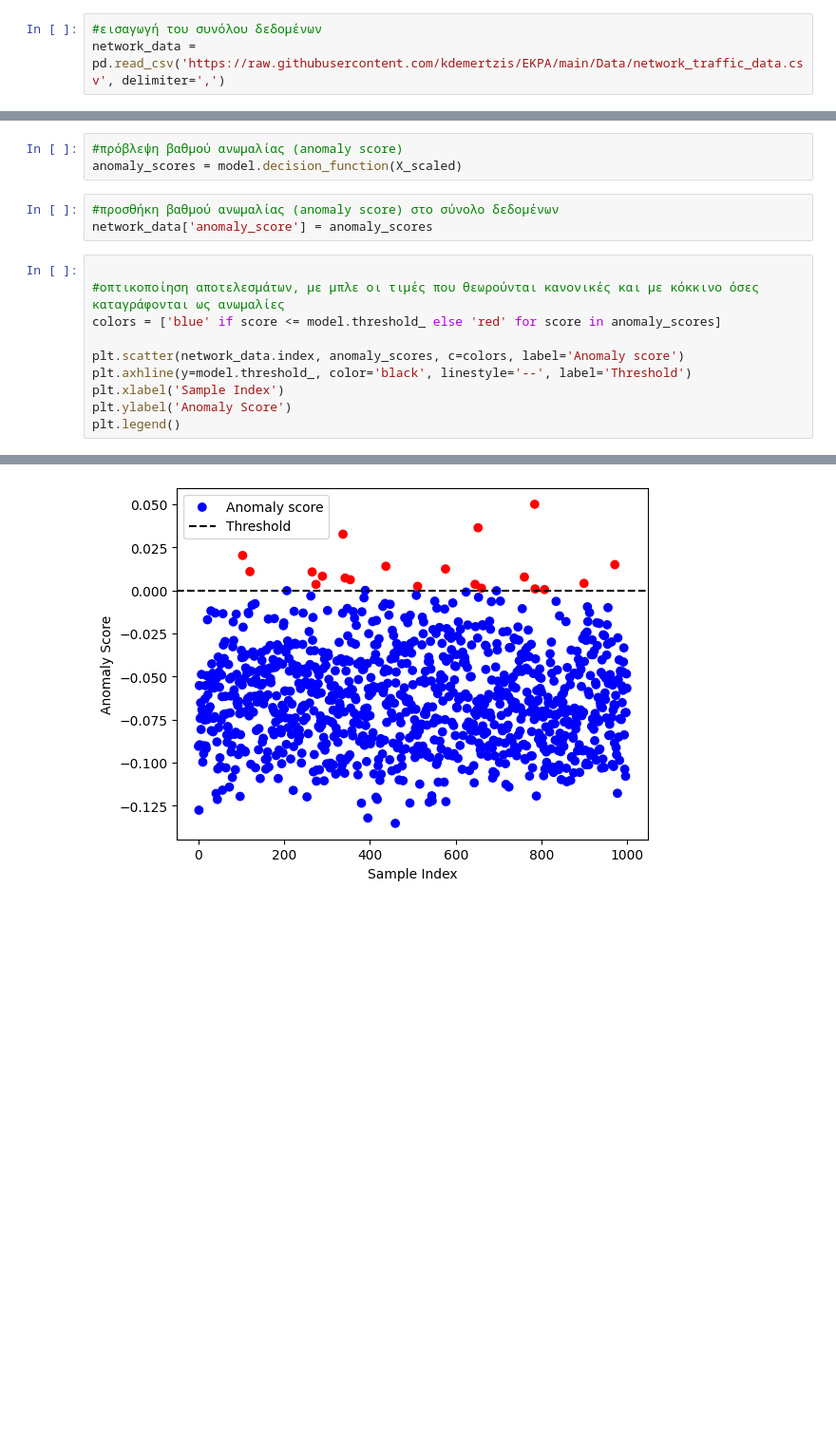
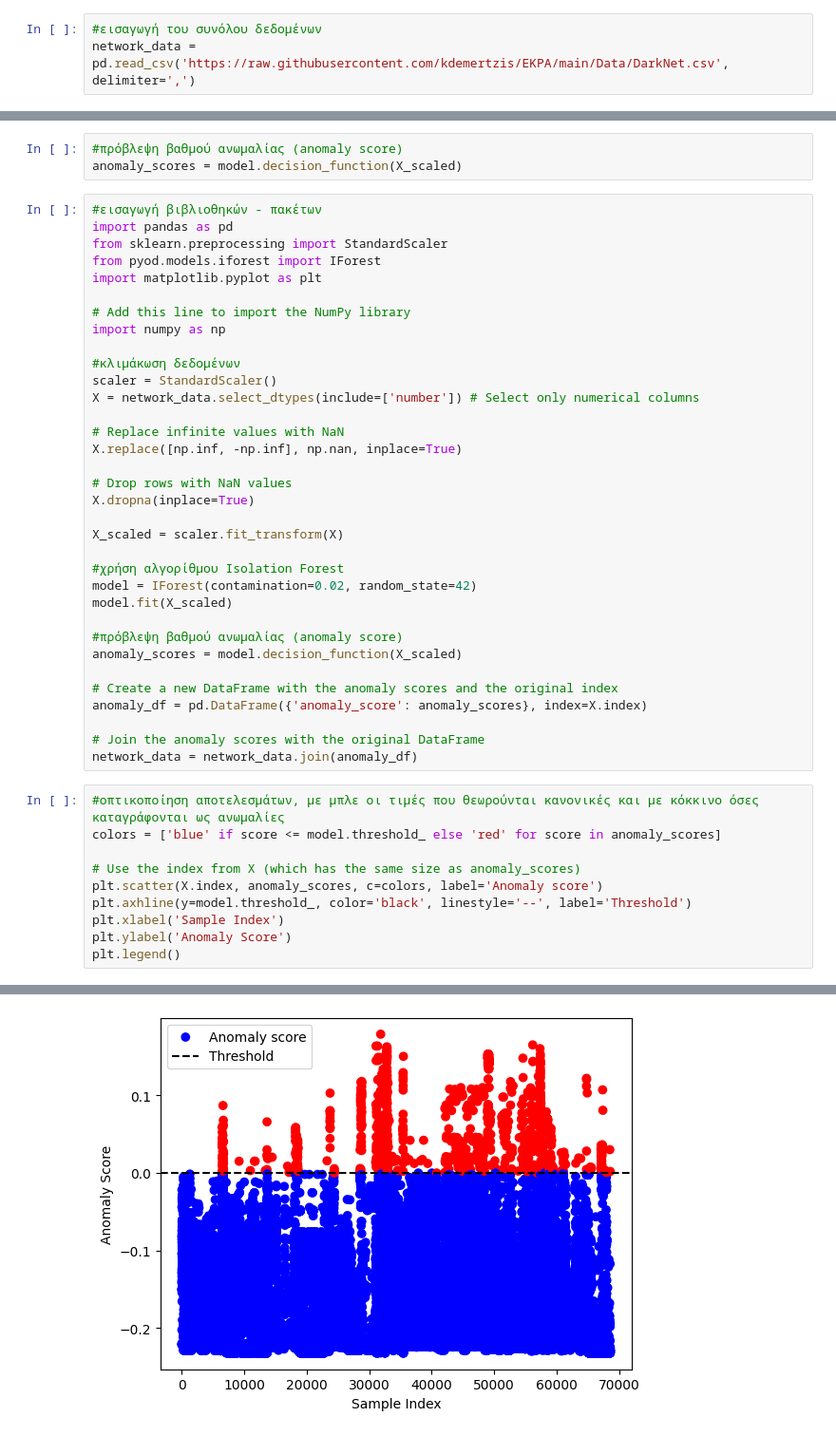
Before and after one commit to thomaskotitsas/my-training, a Jupyter notebook: Anomaly_Detection.ipynb, the cells around one changed output, grey strips where cells are left out. Shown at 95% size. Saved outputs shown, nothing was run; the diff lists cells and outputs as text; blank space fills up the shorter version.

Commit message:
Δημιουργήθηκε με χρήση του Colab

```diff
--- a/Anomaly_Detection.ipynb
+++ b/Anomaly_Detection.ipynb
@@ -28,4 +29,4 @@ from pyod.models.ecod import ECOD
 import matplotlib.pyplot as plt
 # %%
 #εισαγωγή του συνόλου δεδομένων
-network_data = pd.read_csv('https://raw.githubusercontent.com/kdemertzis/EKPA/main/Data/network_traffic_data.csv', delimiter=',')
+network_data = pd.read_csv('https://raw.githubusercontent.com/kdemertzis/EKPA/main/Data/DarkNet.csv', delimiter=',')
@@ -47,22 +62,53 @@ y_test_scores = clf.decision_function(X_scaled)
 # %%
 #πρόβλεψη βαθμού ανωμαλίας (anomaly score)
 anomaly_scores = model.decision_function(X_scaled)
-# %%
-#προσθήκη βαθμού ανωμαλίας (anomaly score) στο σύνολο δεδομένων
-network_data['anomaly_score'] = anomaly_scores
+# %%
+#εισαγωγή βιβλιοθηκών - πακέτων
+import pandas as pd
+from sklearn.preprocessing import StandardScaler
+from pyod.models.iforest import IForest
+import matplotlib.pyplot as plt
+
+# Add this line to import the NumPy library
+import numpy as np
+
+#κλιμάκωση δεδομένων
+scaler = StandardScaler()
+X = network_data.select_dtypes(include=['number']) # Select only numerical columns
+
+# Replace infinite values with NaN
+X.replace([np.inf, -np.inf], np.nan, inplace=True)
+
+# Drop rows with NaN values
+X.dropna(inplace=True)
+
+X_scaled = scaler.fit_transform(X)
+
+#χρήση αλγορίθμου Isolation Forest
+model = IForest(contamination=0.02, random_state=42)
+model.fit(X_scaled)
+
+#πρόβλεψη βαθμού ανωμαλίας (anomaly score)
+anomaly_scores = model.decision_function(X_scaled)
+
+# Create a new DataFrame with the anomaly scores and the original index
+anomaly_df = pd.DataFrame({'anomaly_score': anomaly_scores}, index=X.index)
+
+# Join the anomaly scores with the original DataFrame
+network_data = network_data.join(anomaly_df)
 # %%
-
 #οπτικοποίηση αποτελεσμάτων, με μπλε οι τιμές που θεωρούνται κανονικές και με κόκκινο όσες καταγράφονται ως ανωμαλίες
 colors = ['blue' if score <= model.threshold_ else 'red' for score in anomaly_scores]
 
-plt.scatter(network_data.index, anomaly_scores, c=colors, label='Anomaly score')
+# Use the index from X (which has the same size as anomaly_scores)
+plt.scatter(X.index, anomaly_scores, c=colors, label='Anomaly score')
 plt.axhline(y=model.threshold_, color='black', linestyle='--', label='Threshold')
 plt.xlabel('Sample Index')
 plt.ylabel('Anomaly Score')
 plt.legend()
 # %% [output]
 <matplotlib.legend.Legend at 0x...>
-[figure, old version]
+[figure, new version]
 # %%
 #τύπωση των τιμών που εντοπίσθηκαν ως ανωμαλίες
 anomalies = network_data[network_data['anomaly_score'] > model.threshold_]
```
Also changed, not shown: parts of 9 cells of this notebook.
